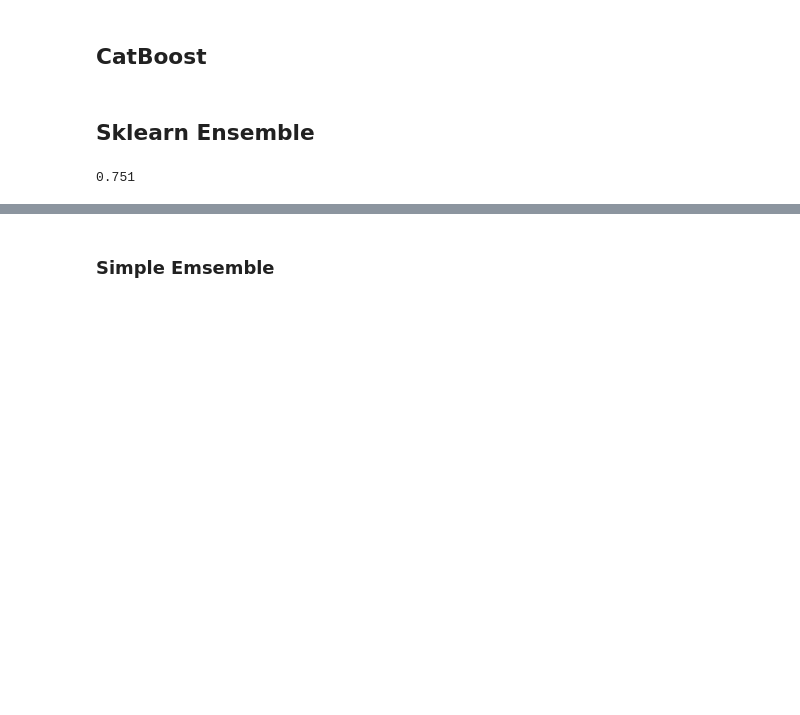
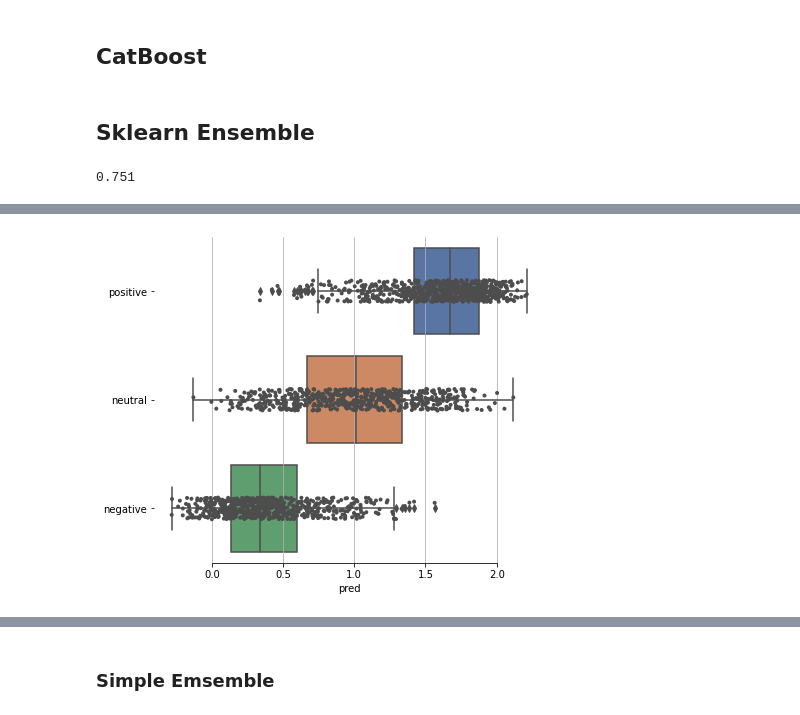
Before and after one commit to ibombonato/aicrowd-blitz-faceimages, a Jupyter notebook: AiCrowd_Tabular_Sentiment_Classification.ipynb, the cells around one changed output, grey strips where cells are left out. Saved outputs shown, nothing was run; the diff lists cells and outputs as text; code cells hidden in the pictures; blank space fills up the shorter version.

```diff
--- a/AiCrowd_Tabular_Sentiment_Classification.ipynb
+++ b/AiCrowd_Tabular_Sentiment_Classification.ipynb
@@ -371,0 +459,13 @@ skm.accuracy_score([eclf_soft.classes_[item.argmax()] for item in eclf_soft_pred
+# %%
+f, ax = plt.subplots(figsize=(7, 6))
+sns.set_theme(style="ticks")
+sns.boxplot(data=df_reg, x="pred", y="label")
+# Add in points to show each observation
+sns.stripplot(x="pred", y="label", data=df_reg,
+              size=4, color=".3", linewidth=0)
+# Tweak the visual presentation
+ax.xaxis.grid(True)
+ax.set(ylabel="")
+sns.despine(trim=True, left=True)
+# %% [output]
+[figure, added]
```
Also changed, not shown: parts of 30 cells of this notebook.
